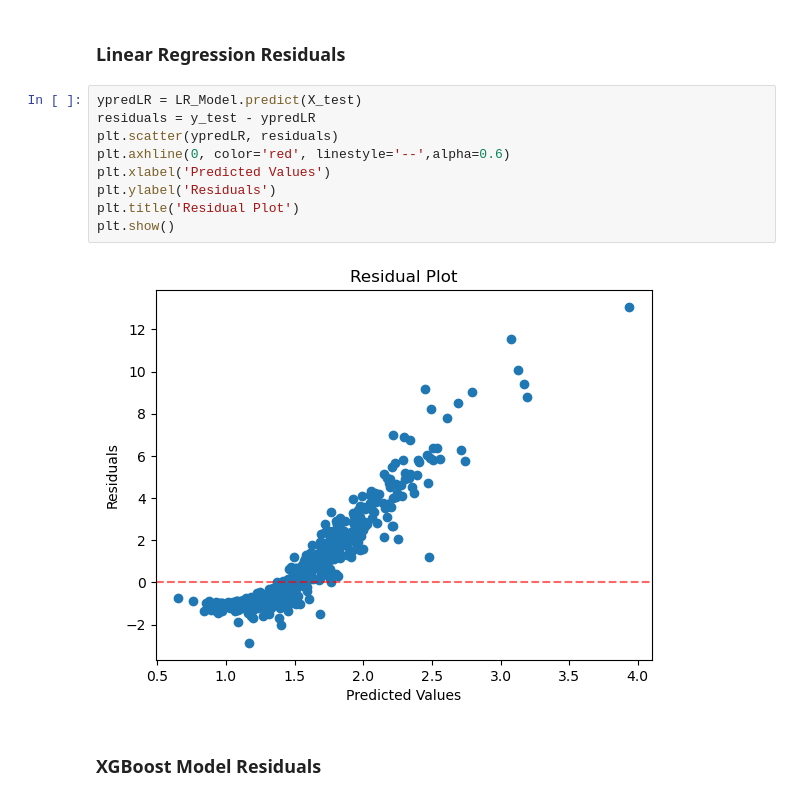
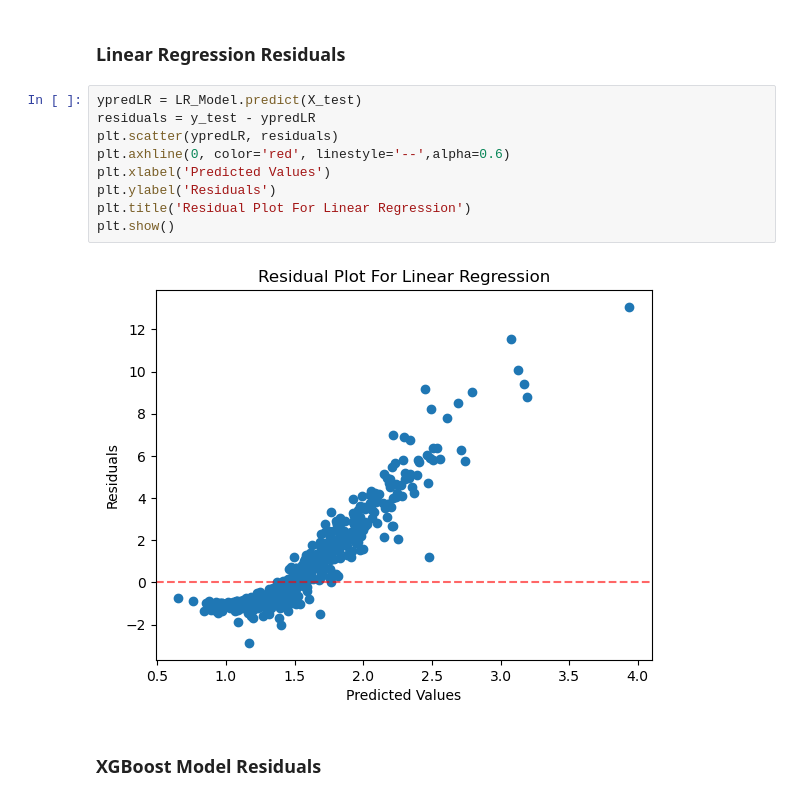
Before and after one commit to oduku1/Omar_Dukureh_Capstone_Final, a Jupyter notebook: notebooks/3_modeling.ipynb, the cells around one changed output. Saved outputs shown, nothing was run; the diff lists cells and outputs as text.

```diff
--- a/notebooks/3_modeling.ipynb
+++ b/notebooks/3_modeling.ipynb
@@ -256,14 +191,14 @@ From the top 10 players with the highest win shares, we can that XGboost and Ran
 # %%
 ypredLR = LR_Model.predict(X_test)
 residuals = y_test - ypredLR
 plt.scatter(ypredLR, residuals)
 plt.axhline(0, color='red', linestyle='--',alpha=0.6)
 plt.xlabel('Predicted Values')
 plt.ylabel('Residuals')
-plt.title('Residual Plot')
+plt.title('Residual Plot For Linear Regression')
 plt.show()
 # %% [output]
-[figure, old version]
+[figure, new version]
 # %% [markdown]
 ### XGBoost Model Residuals
 # %%
```
Also changed, not shown: parts of 1 cell of this notebook, 4 other files.
